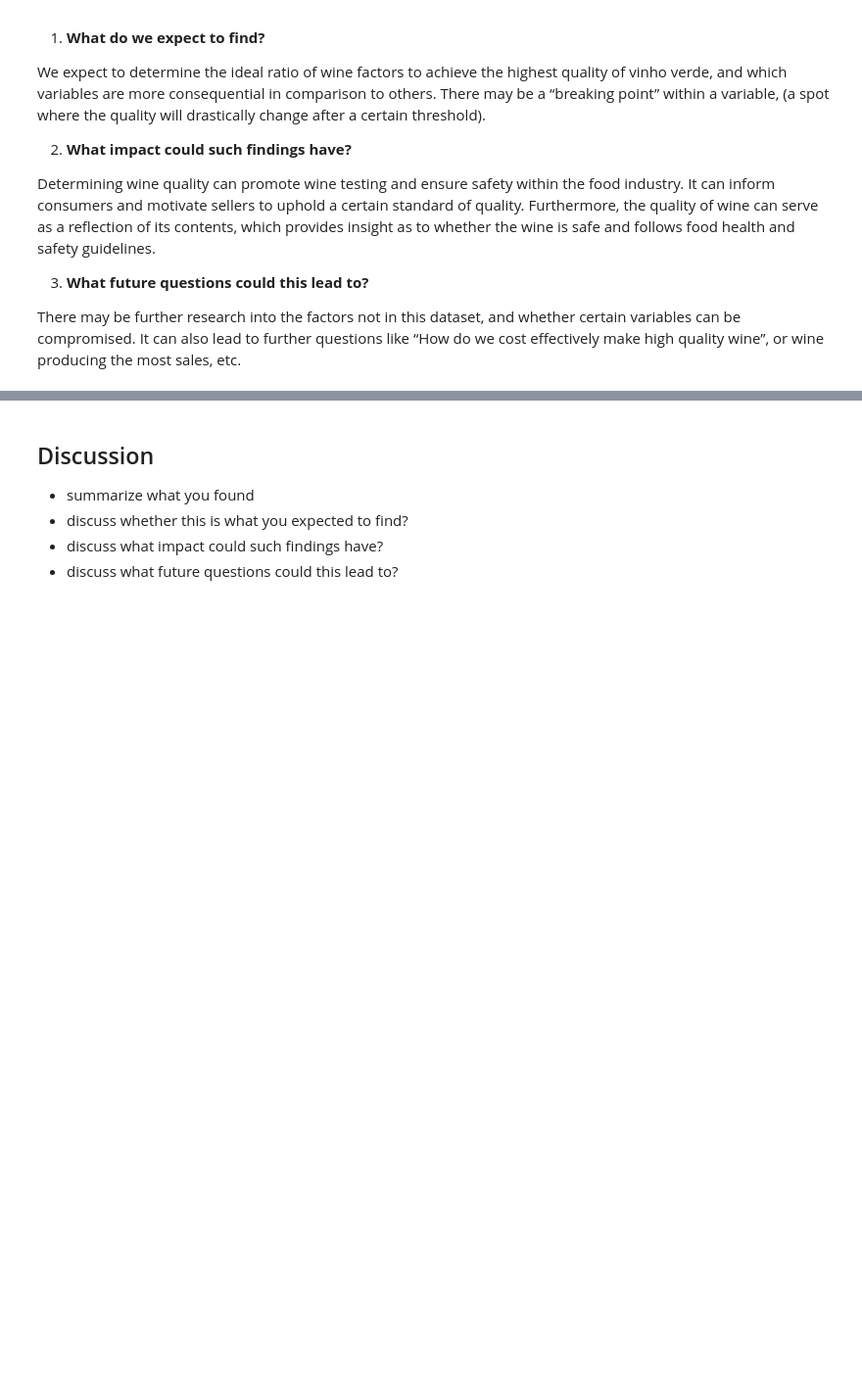
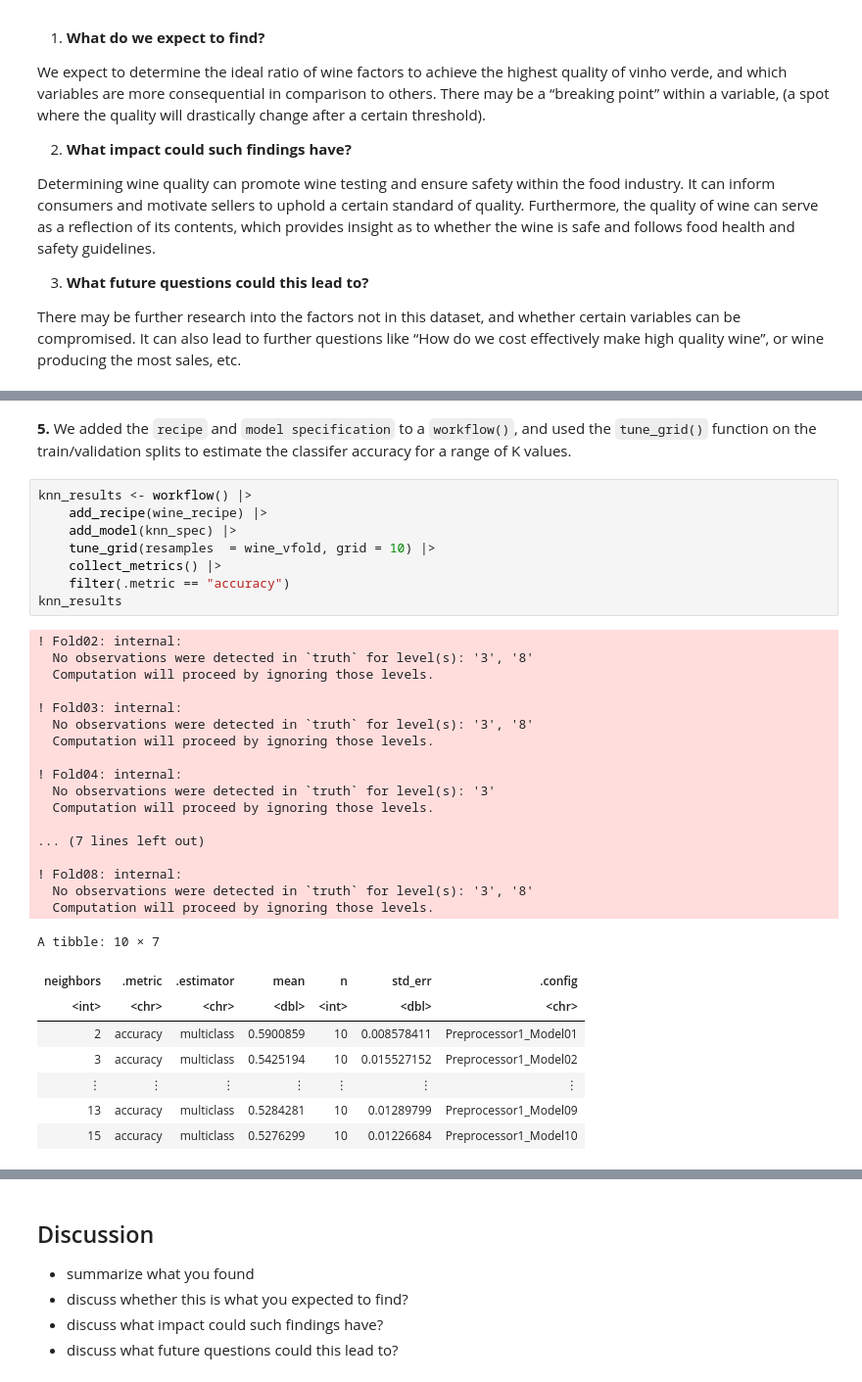
Before and after one commit to s4yuj/KNN-Wine-Quality-Predictor, a Jupyter notebook: project_report.ipynb, the cells around one changed output, grey strips where cells are left out. Shown at 98% size. Drawn from its saved outputs; the diff is of its cells as text; blank space fills up the shorter version.

```diff
--- a/project_report.ipynb
+++ b/project_report.ipynb
@@ -324,0 +310,36 @@ A tibble: 9 × 7
+# %% [markdown]
+**5.** We added the `recipe` and `model specification` to a `workflow()`, and used the `tune_grid()` function on the train/validation splits to estimate the classifer accuracy for a range of K values.
+# %%
+knn_results <- workflow() |>
+    add_recipe(wine_recipe) |>
+    add_model(knn_spec) |>
+    tune_grid(resamples  = wine_vfold, grid = 10) |>
+    collect_metrics() |>
+    filter(.metric == "accuracy")
+knn_results
+# %% [output]
+! Fold02: internal:
+  No observations were detected in `truth` for level(s): '3', '8'
+  Computation will proceed by ignoring those levels.
+
+! Fold03: internal:
+  No observations were detected in `truth` for level(s): '3', '8'
+  Computation will proceed by ignoring those levels.
+
+! Fold04: internal:
+  No observations were detected in `truth` for level(s): '3'
+  Computation will proceed by ignoring those levels.
+
+... (7 lines left out)
+
+! Fold08: internal:
+  No observations were detected in `truth` for level(s): '3', '8'
+  Computation will proceed by ignoring those levels.
+A tibble: 10 × 7
+| neighbors | .metric | .estimator | mean | n | std_err | .config |
+| <int> | <chr> | <chr> | <dbl> | <int> | <dbl> | <chr> |
+| 2 | accuracy | multiclass | 0.5900859 | 10 | 0.008578411 | Preprocessor1_Model01 |
+| 3 | accuracy | multiclass | 0.5425194 | 10 | 0.015527152 | Preprocessor1_Model02 |
+| ⋮ | ⋮ | ⋮ | ⋮ | ⋮ | ⋮ | ⋮ |
+| 13 | accuracy | multiclass | 0.5284281 | 10 | 0.01289799 | Preprocessor1_Model09 |
+| 15 | accuracy | multiclass | 0.5276299 | 10 | 0.01226684 | Preprocessor1_Model10 |
```
Also changed, not shown: parts of 23 cells of this notebook.
